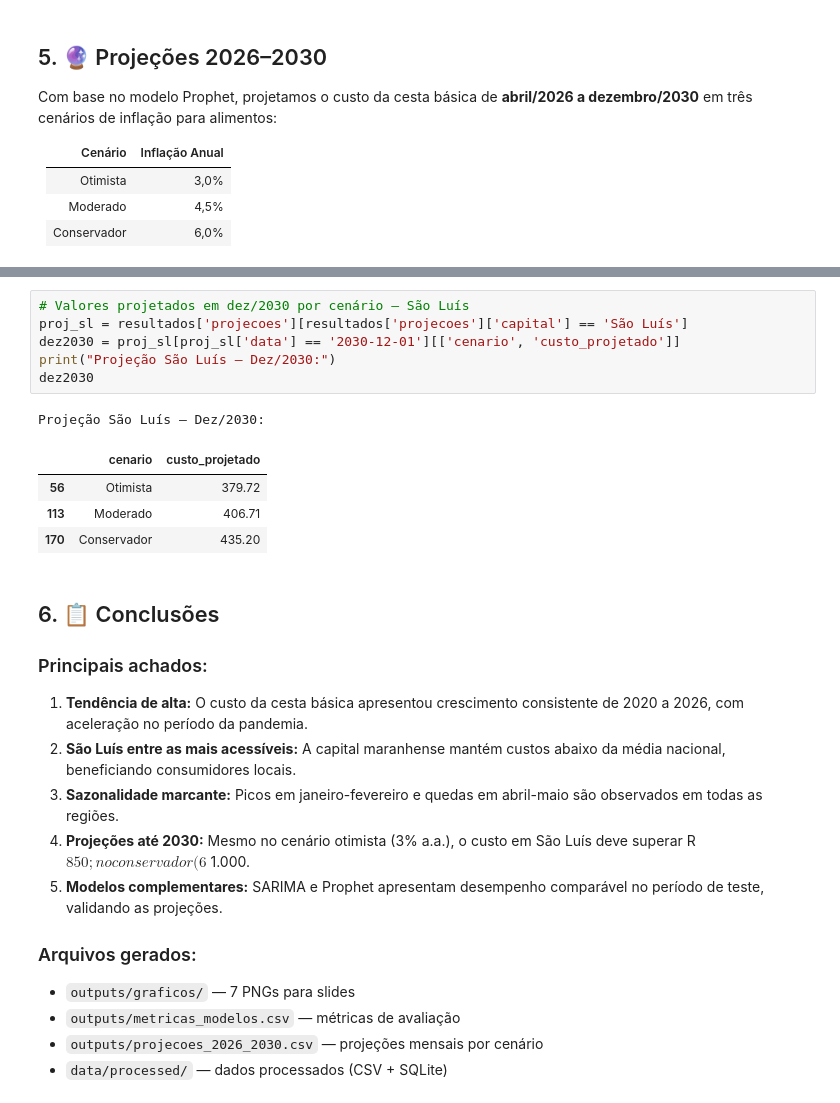
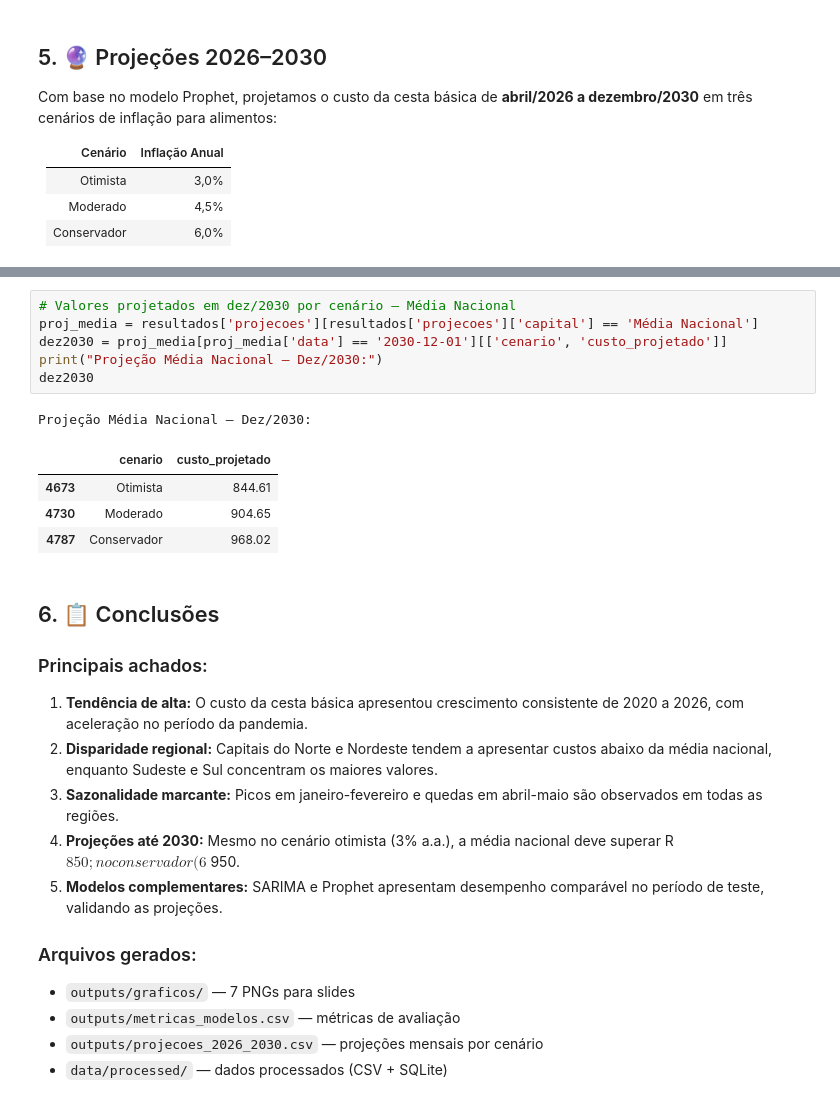
Before and after one commit to The-P-P/cesta-basica-pipeline, a Jupyter notebook: notebooks/analise_completa.ipynb, the cells around one changed output, grey strips where cells are left out. Cells and saved outputs as stored; diff of their text form.

```diff
--- a/notebooks/analise_completa.ipynb
+++ b/notebooks/analise_completa.ipynb
@@ -324,24 +281,24 @@ display(Image(filename=str(PROJECT_ROOT / 'outputs' / 'graficos' / 'projecao_med
 # %%
-# Valores projetados em dez/2030 por cenário — São Luís
-proj_sl = resultados['projecoes'][resultados['projecoes']['capital'] == 'São Luís']
-dez2030 = proj_sl[proj_sl['data'] == '2030-12-01'][['cenario', 'custo_projetado']]
-print("Projeção São Luís — Dez/2030:")
+# Valores projetados em dez/2030 por cenário — Média Nacional
+proj_media = resultados['projecoes'][resultados['projecoes']['capital'] == 'Média Nacional']
+dez2030 = proj_media[proj_media['data'] == '2030-12-01'][['cenario', 'custo_projetado']]
+print("Projeção Média Nacional — Dez/2030:")
 dez2030
 # %% [output]
-Projeção São Luís — Dez/2030:
+Projeção Média Nacional — Dez/2030:
 |  | cenario | custo_projetado |
-| 56 | Otimista | 379.72 |
-| 113 | Moderado | 406.71 |
-| 170 | Conservador | 435.20 |
+| 4673 | Otimista | 844.61 |
+| 4730 | Moderado | 904.65 |
+| 4787 | Conservador | 968.02 |
 # %% [markdown]
 ## 6. 📋 Conclusões
 
 ### Principais achados:
 
 1. **Tendência de alta:** O custo da cesta básica apresentou crescimento consistente de 2020 a 2026, com aceleração no período da pandemia.
-2. **São Luís entre as mais acessíveis:** A capital maranhense mantém custos abaixo da média nacional, beneficiando consumidores locais.
+2. **Disparidade regional:** Capitais do Norte e Nordeste tendem a apresentar custos abaixo da média nacional, enquanto Sudeste e Sul concentram os maiores valores.
 3. **Sazonalidade marcante:** Picos em janeiro-fevereiro e quedas em abril-maio são observados em todas as regiões.
-4. **Projeções até 2030:** Mesmo no cenário otimista (3% a.a.), o custo em São Luís deve superar R$ 850; no conservador (6% a.a.), pode ultrapassar R$ 1.000.
+4. **Projeções até 2030:** Mesmo no cenário otimista (3% a.a.), a média nacional deve superar R$ 850; no conservador (6% a.a.), pode ultrapassar R$ 950.
 5. **Modelos complementares:** SARIMA e Prophet apresentam desempenho comparável no período de teste, validando as projeções.
 
 ### Arquivos gerados:
```
Also changed, not shown: parts of 18 cells of this notebook, 25 other files.
